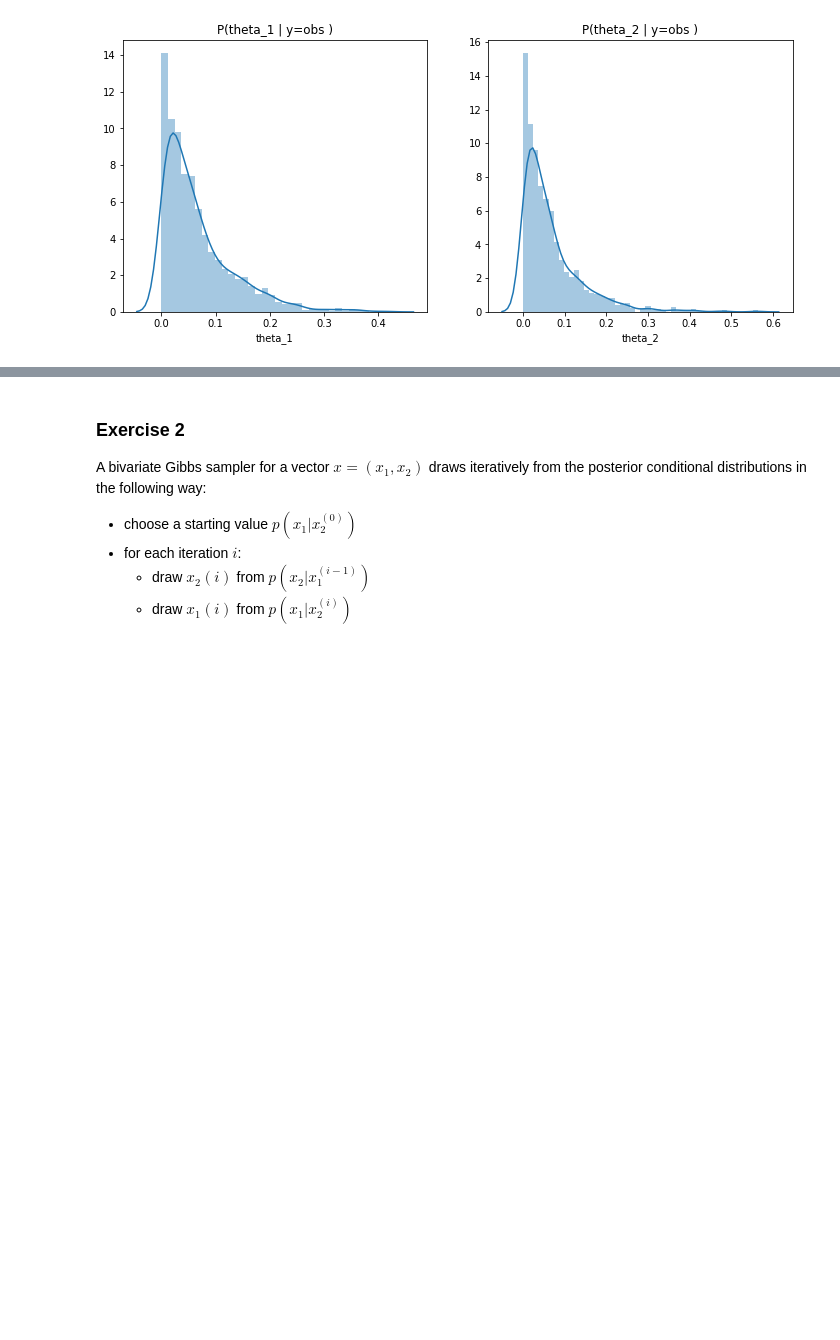
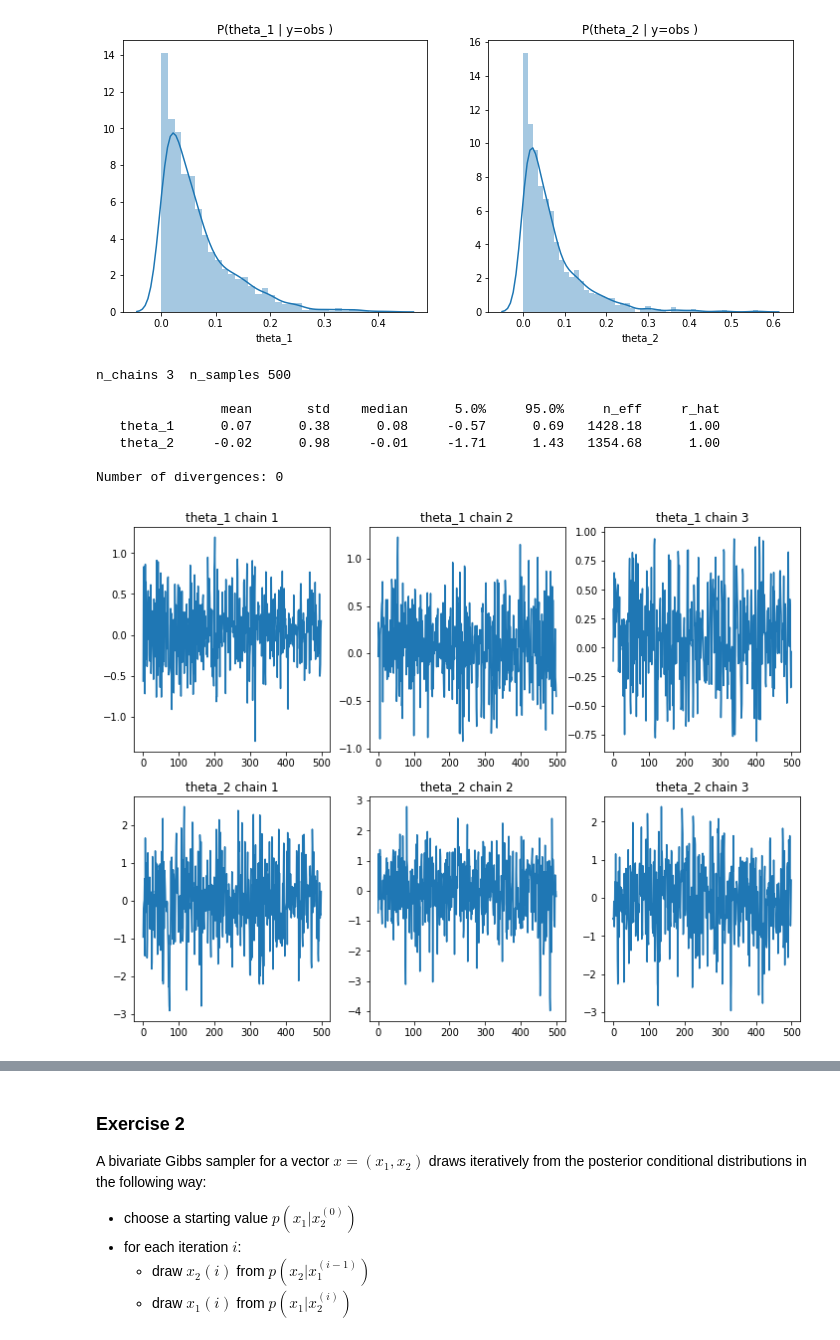
Before and after one commit to eferos93/statistical-machine-learning, a Jupyter notebook: homeworks/homework_04_Fabrici_Eros.ipynb, the cells around one changed output, grey strips where cells are left out. Cells and saved outputs as stored; diff of their text form; code cells hidden in the pictures; blank space fills up the shorter version.

```diff
--- a/homeworks/homework_04_Fabrici_Eros.ipynb
+++ b/homeworks/homework_04_Fabrici_Eros.ipynb
@@ -233,3 +215,16 @@ plot_posterior_distr(mcmc_nuts)
 expected  theta_1  =  0.06661627441644669
 expected  theta_2  =  0.06702884286642075
 [figure]
+# %%
+mcmc_nuts_normal = run_mcmc( NUTS(model=conditioned_model), 500, 1000, 3, x, dist.Normal(0, 1) )
+plot_chains(mcmc_nuts_normal)
+mcmc_nuts_normal.summary()
+# %% [output]
+n_chains 3  n_samples 500
+
+                mean       std    median      5.0%     95.0%     n_eff     r_hat
+   theta_1      0.07      0.38      0.08     -0.57      0.69   1428.18      1.00
+   theta_2     -0.02      0.98     -0.01     -1.71      1.43   1354.68      1.00
+
+Number of divergences: 0
+[figure, added]
```
Also changed, not shown: parts of 12 cells of this notebook.
